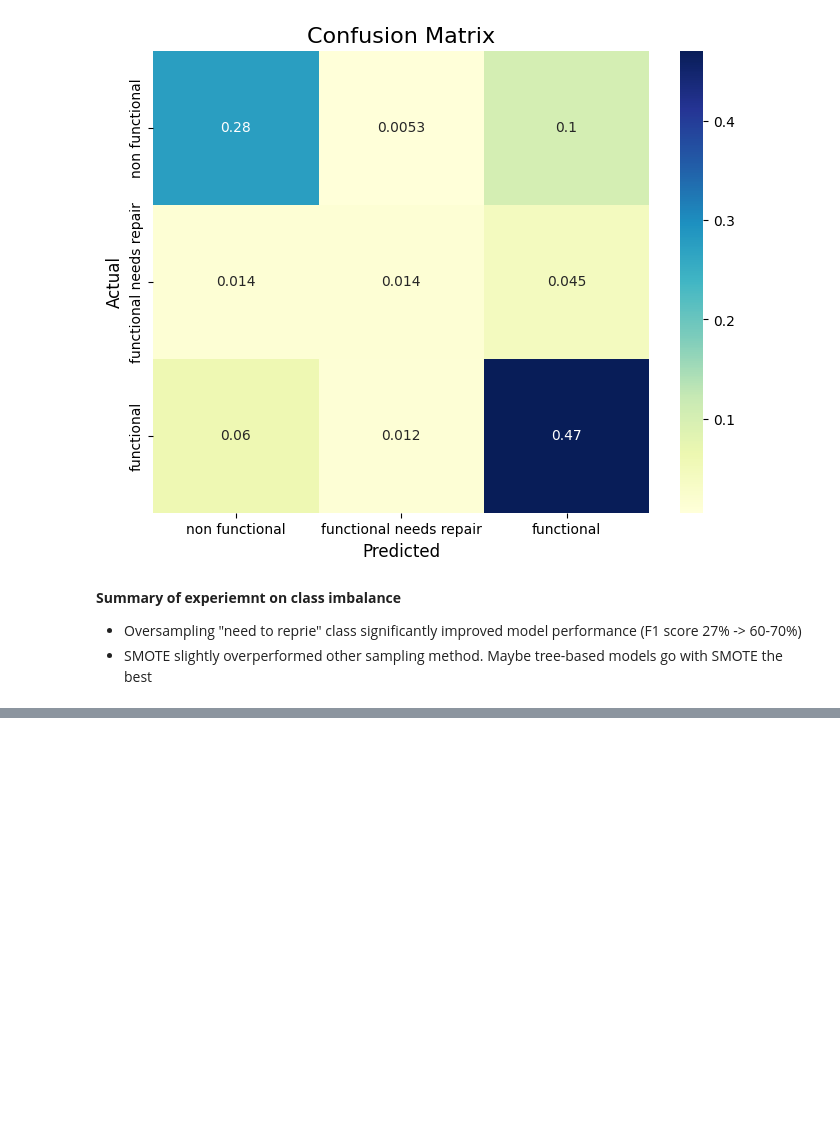
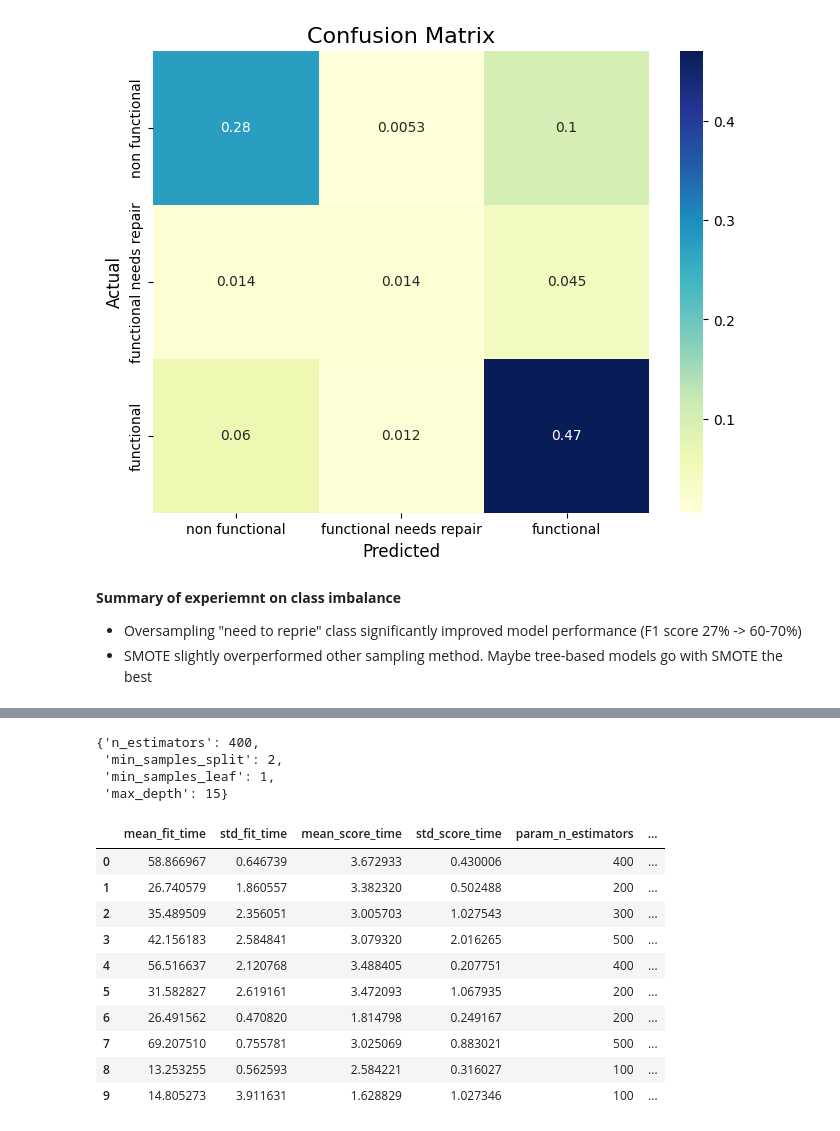
Before and after one commit to floranuta/Data_Circle, a Jupyter notebook: notebooks/run.ipynb, the cells around one changed output, grey strips where cells are left out. Cells and saved outputs as stored; diff of their text form; code cells hidden in the pictures; blank space fills up the shorter version.

Commit message:
feat: Added hyperparameter tuning

```diff
--- a/notebooks/run.ipynb
+++ b/notebooks/run.ipynb
@@ -464,0 +475,25 @@ functional needs repair       0.44      0.19      0.27      4317
+# %%
+param_dist = {
+  'n_estimators': [100, 200, 300, 400, 500],
+  'max_depth': [5, 10, 15],
+  'min_samples_split': [2, 5, 8, 10],
+  'min_samples_leaf': [1, 2, 3, 4, 5]
+}
+
+# separte feature and target values
+X = encoded_df.drop(c.TARGET_COLUMN, axis=1).to_numpy()
+y = encoded_df[c.TARGET_COLUMN].to_numpy()
+
+
+# Create a random forest classifier
+classifier = RandomForestClassifier(random_state=42, n_jobs=-1)
+
+# Use random search to find the best hyperparameters
+random_search = RandomizedSearchCV(
+  classifier, param_distributions=param_dist,
+  n_iter=10, cv=5, scoring='accuracy',
+  n_jobs=-1, random_state=42, return_train_score=True,
+  verbose=3
+)
+
+random_search.fit(X, y)
@@ -464,0 +548,22 @@ functional needs repair       0.44      0.19      0.27      4317
+# %%
+random_search.best_params_
+# %% [output]
+{'n_estimators': 400,
+ 'min_samples_split': 2,
+ 'min_samples_leaf': 1,
+ 'max_depth': 15}
+# %%
+res = random_search.cv_results_
+pd.DataFrame.from_dict(res)
+# %% [output]
+|  | mean_fit_time | std_fit_time | mean_score_time | std_score_time | param_n_estimators | ... |
+| 0 | 58.866967 | 0.646739 | 3.672933 | 0.430006 | 400 | ... |
+| 1 | 26.740579 | 1.860557 | 3.382320 | 0.502488 | 200 | ... |
+| 2 | 35.489509 | 2.356051 | 3.005703 | 1.027543 | 300 | ... |
+| 3 | 42.156183 | 2.584841 | 3.079320 | 2.016265 | 500 | ... |
+| 4 | 56.516637 | 2.120768 | 3.488405 | 0.207751 | 400 | ... |
+| 5 | 31.582827 | 2.619161 | 3.472093 | 1.067935 | 200 | ... |
+| 6 | 26.491562 | 0.470820 | 1.814798 | 0.249167 | 200 | ... |
+| 7 | 69.207510 | 0.755781 | 3.025069 | 0.883021 | 500 | ... |
+| 8 | 13.253255 | 0.562593 | 2.584221 | 0.316027 | 100 | ... |
+| 9 | 14.805273 | 3.911631 | 1.628829 | 1.027346 | 100 | ... |
```
Also changed, not shown: parts of 8 cells of this notebook.
